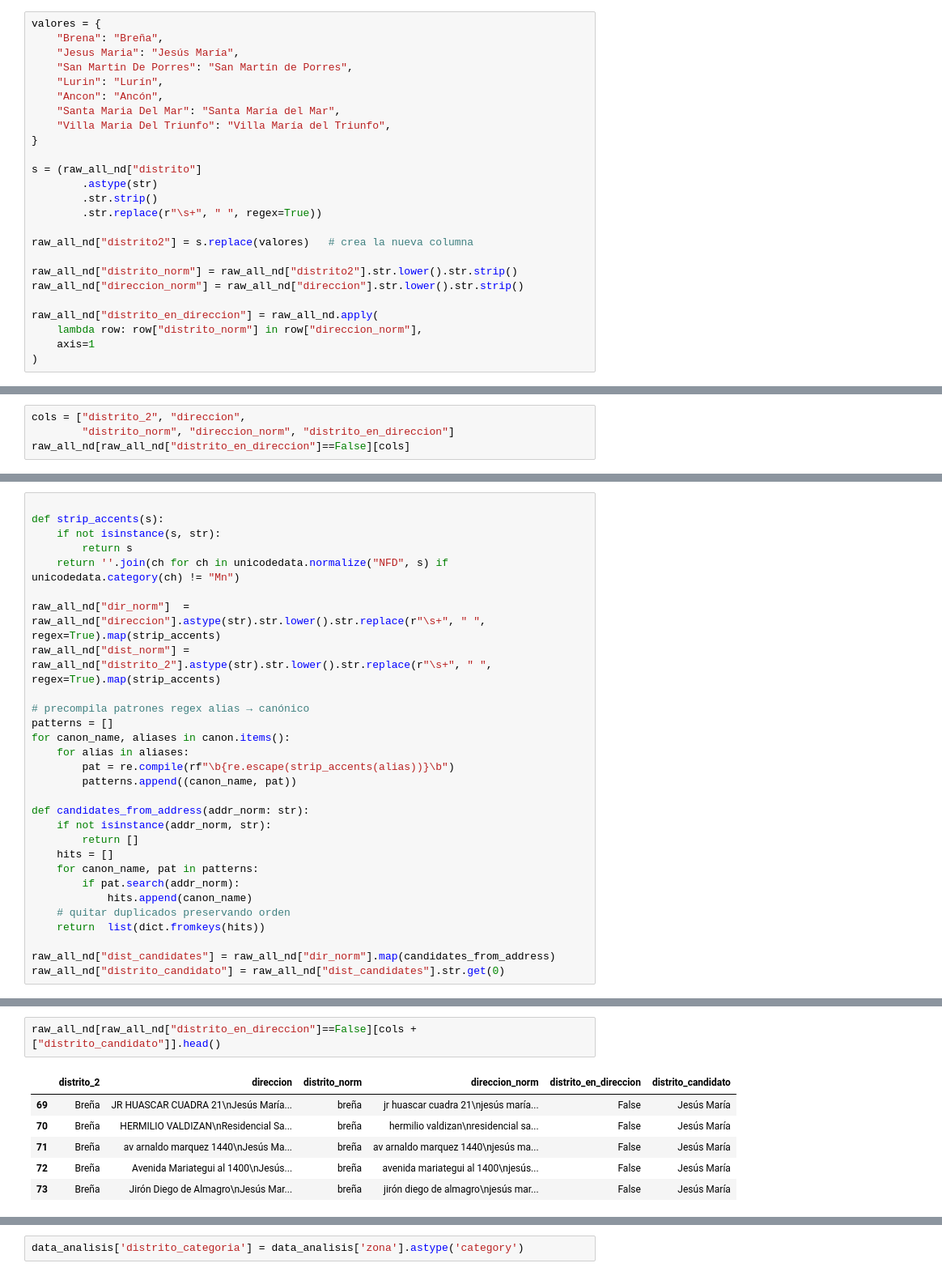
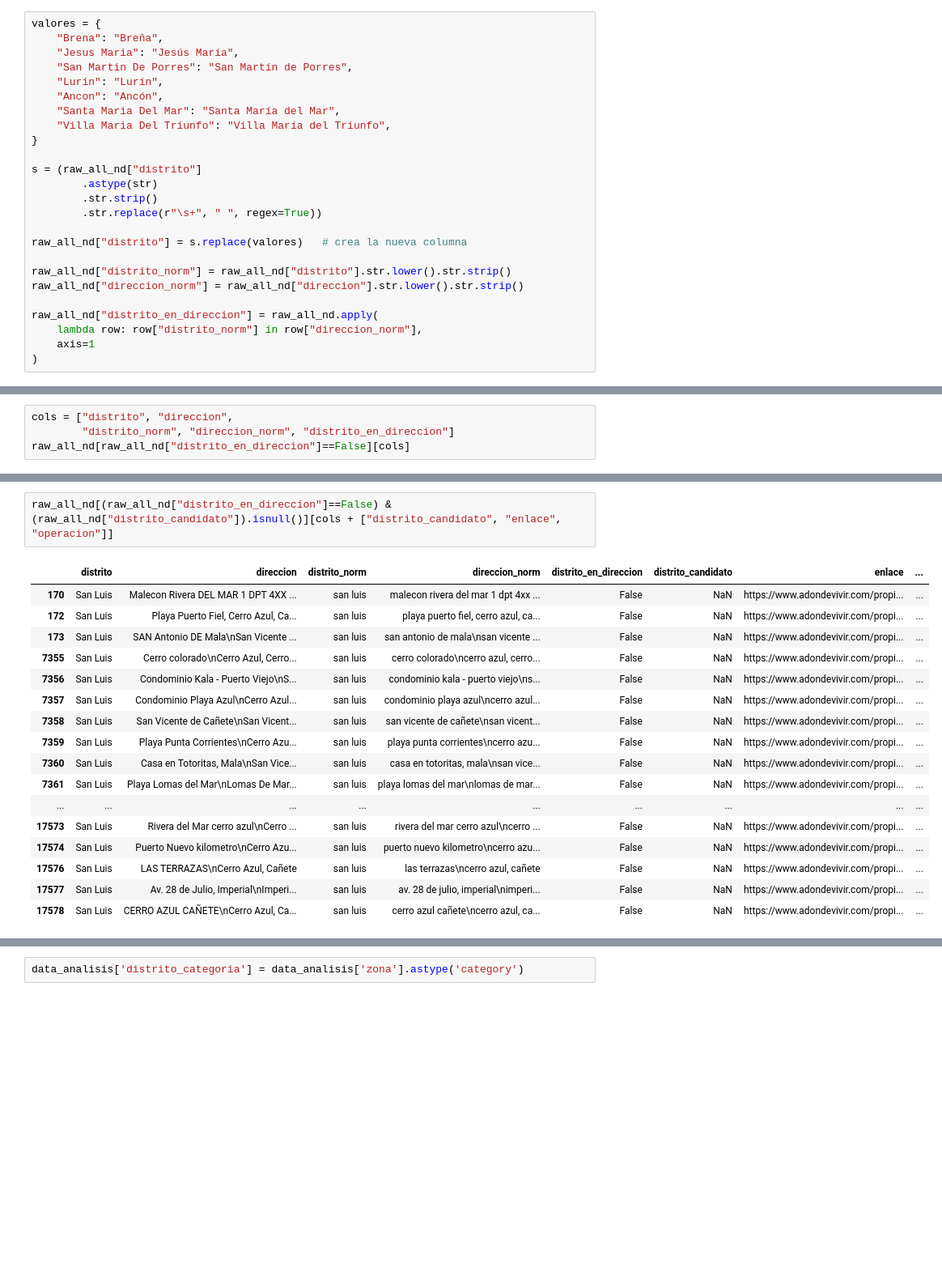
Before and after one commit to RH-007/Analisis_Vivienda, a Jupyter notebook: analysis/vivienda_process.ipynb, the cells around one changed output, grey strips where cells are left out. Shown at 81% size. Drawn from its saved outputs; the diff is of its cells as text; blank space fills up the shorter version.

Commit message:
nuevos cambios

```diff
--- a/analysis/vivienda_process.ipynb
+++ b/analysis/vivienda_process.ipynb
@@ -106,9 +98,9 @@ s = (raw_all_nd["distrito"]
         .str.strip()
         .str.replace(r"\s+", " ", regex=True))
 
-raw_all_nd["distrito2"] = s.replace(valores)   # crea la nueva columna
+raw_all_nd["distrito"] = s.replace(valores)   # crea la nueva columna
 
-raw_all_nd["distrito_norm"] = raw_all_nd["distrito2"].str.lower().str.strip()
+raw_all_nd["distrito_norm"] = raw_all_nd["distrito"].str.lower().str.strip()
 raw_all_nd["direccion_norm"] = raw_all_nd["direccion"].str.lower().str.strip()
 
 raw_all_nd["distrito_en_direccion"] = raw_all_nd.apply(
@@ -137,7 +129,7 @@ Try using .loc[row_indexer,col_indexer] = value instead
 See the caveats in the documentation: https://pandas.pydata.org/pandas-docs/stable/user_guide/indexing.html#returning-a-view-versus-a-copy
   raw_all_nd["distrito_en_direccion"] = raw_all_nd.apply(
 # %%
-cols = ["distrito_2", "direccion",
+cols = ["distrito", "direccion",
         "distrito_norm", "direccion_norm", "distrito_en_direccion"]
 raw_all_nd[raw_all_nd["distrito_en_direccion"]==False][cols]
 # %% [output]
@@ -195,29 +246,0 @@ canon = {
-# %%
-
-def strip_accents(s):
-    if not isinstance(s, str):
-        return s
-    return ''.join(ch for ch in unicodedata.normalize("NFD", s) if unicodedata.category(ch) != "Mn")
-
-raw_all_nd["dir_norm"]  = raw_all_nd["direccion"].astype(str).str.lower().str.replace(r"\s+", " ", regex=True).map(strip_accents)
-raw_all_nd["dist_norm"] = raw_all_nd["distrito_2"].astype(str).str.lower().str.replace(r"\s+", " ", regex=True).map(strip_accents)
-
-# precompila patrones regex alias → canónico
-patterns = []
-for canon_name, aliases in canon.items():
-    for alias in aliases:
-        pat = re.compile(rf"\b{re.escape(strip_accents(alias))}\b")
-        patterns.append((canon_name, pat))
-
-def candidates_from_address(addr_norm: str):
-    if not isinstance(addr_norm, str):
-        return []
-    hits = []
-    for canon_name, pat in patterns:
-        if pat.search(addr_norm):
-            hits.append(canon_name)
-    # quitar duplicados preservando orden
-    return  list(dict.fromkeys(hits))
-
-raw_all_nd["dist_candidates"] = raw_all_nd["dir_norm"].map(candidates_from_address)
-raw_all_nd["distrito_candidato"] = raw_all_nd["dist_candidates"].str.get(0)
@@ -245,9 +247,20 @@ See the caveats in the documentation: https://pandas.pydata.org/pandas-docs/stab
 # %%
-raw_all_nd[raw_all_nd["distrito_en_direccion"]==False][cols + ["distrito_candidato"]].head()
+raw_all_nd[(raw_all_nd["distrito_en_direccion"]==False) & (raw_all_nd["distrito_candidato"]).isnull()][cols + ["distrito_candidato", "enlace", "operacion"]]
 # %% [output]
-|  | distrito_2 | direccion | distrito_norm | direccion_norm | distrito_en_direccion | distrito_candidato |
-| 69 | Breña | JR HUASCAR CUADRA 21\nJesús María... | breña | jr huascar cuadra 21\njesús maría... | False | Jesús María |
-| 70 | Breña | HERMILIO VALDIZAN\nResidencial Sa... | breña | hermilio valdizan\nresidencial sa... | False | Jesús María |
-| 71 | Breña | av arnaldo marquez 1440\nJesús Ma... | breña | av arnaldo marquez 1440\njesús ma... | False | Jesús María |
-| 72 | Breña | Avenida Mariategui al 1400\nJesús... | breña | avenida mariategui al 1400\njesús... | False | Jesús María |
-| 73 | Breña | Jirón Diego de Almagro\nJesús Mar... | breña | jirón diego de almagro\njesús mar... | False | Jesús María |
+|  | distrito | direccion | distrito_norm | direccion_norm | distrito_en_direccion | distrito_candidato | enlace | ... |
+| 170 | San Luis | Malecon Rivera DEL MAR 1 DPT 4XX ... | san luis | malecon rivera del mar 1 dpt 4xx ... | False | NaN | https://www.adondevivir.com/propi... | ... |
+| 172 | San Luis | Playa Puerto Fiel, Cerro Azul, Ca... | san luis | playa puerto fiel, cerro azul, ca... | False | NaN | https://www.adondevivir.com/propi... | ... |
+| 173 | San Luis | SAN Antonio DE Mala\nSan Vicente ... | san luis | san antonio de mala\nsan vicente ... | False | NaN | https://www.adondevivir.com/propi... | ... |
+| 7355 | San Luis | Cerro colorado\nCerro Azul, Cerro... | san luis | cerro colorado\ncerro azul, cerro... | False | NaN | https://www.adondevivir.com/propi... | ... |
+| 7356 | San Luis | Condominio Kala - Puerto Viejo\nS... | san luis | condominio kala - puerto viejo\ns... | False | NaN | https://www.adondevivir.com/propi... | ... |
+| 7357 | San Luis | Condominio Playa Azul\nCerro Azul... | san luis | condominio playa azul\ncerro azul... | False | NaN | https://www.adondevivir.com/propi... | ... |
+| 7358 | San Luis | San Vicente de Cañete\nSan Vicent... | san luis | san vicente de cañete\nsan vicent... | False | NaN | https://www.adondevivir.com/propi... | ... |
+| 7359 | San Luis | Playa Punta Corrientes\nCerro Azu... | san luis | playa punta corrientes\ncerro azu... | False | NaN | https://www.adondevivir.com/propi... | ... |
+| 7360 | San Luis | Casa en Totoritas, Mala\nSan Vice... | san luis | casa en totoritas, mala\nsan vice... | False | NaN | https://www.adondevivir.com/propi... | ... |
+| 7361 | San Luis | Playa Lomas del Mar\nLomas De Mar... | san luis | playa lomas del mar\nlomas de mar... | False | NaN | https://www.adondevivir.com/propi... | ... |
+| ... | ... | ... | ... | ... | ... | ... | ... | ... |
+| 17573 | San Luis | Rivera del Mar cerro azul\nCerro ... | san luis | rivera del mar cerro azul\ncerro ... | False | NaN | https://www.adondevivir.com/propi... | ... |
+| 17574 | San Luis | Puerto Nuevo kilometro\nCerro Azu... | san luis | puerto nuevo kilometro\ncerro azu... | False | NaN | https://www.adondevivir.com/propi... | ... |
+| 17576 | San Luis | LAS TERRAZAS\nCerro Azul, Cañete | san luis | las terrazas\ncerro azul, cañete | False | NaN | https://www.adondevivir.com/propi... | ... |
+| 17577 | San Luis | Av. 28 de Julio, Imperial\nImperi... | san luis | av. 28 de julio, imperial\nimperi... | False | NaN | https://www.adondevivir.com/propi... | ... |
+| 17578 | San Luis | CERRO AZUL CAÑETE\nCerro Azul, Ca... | san luis | cerro azul cañete\ncerro azul, ca... | False | NaN | https://www.adondevivir.com/propi... | ... |
```
Also changed, not shown: parts of 35 cells of this notebook, 2 other files.
